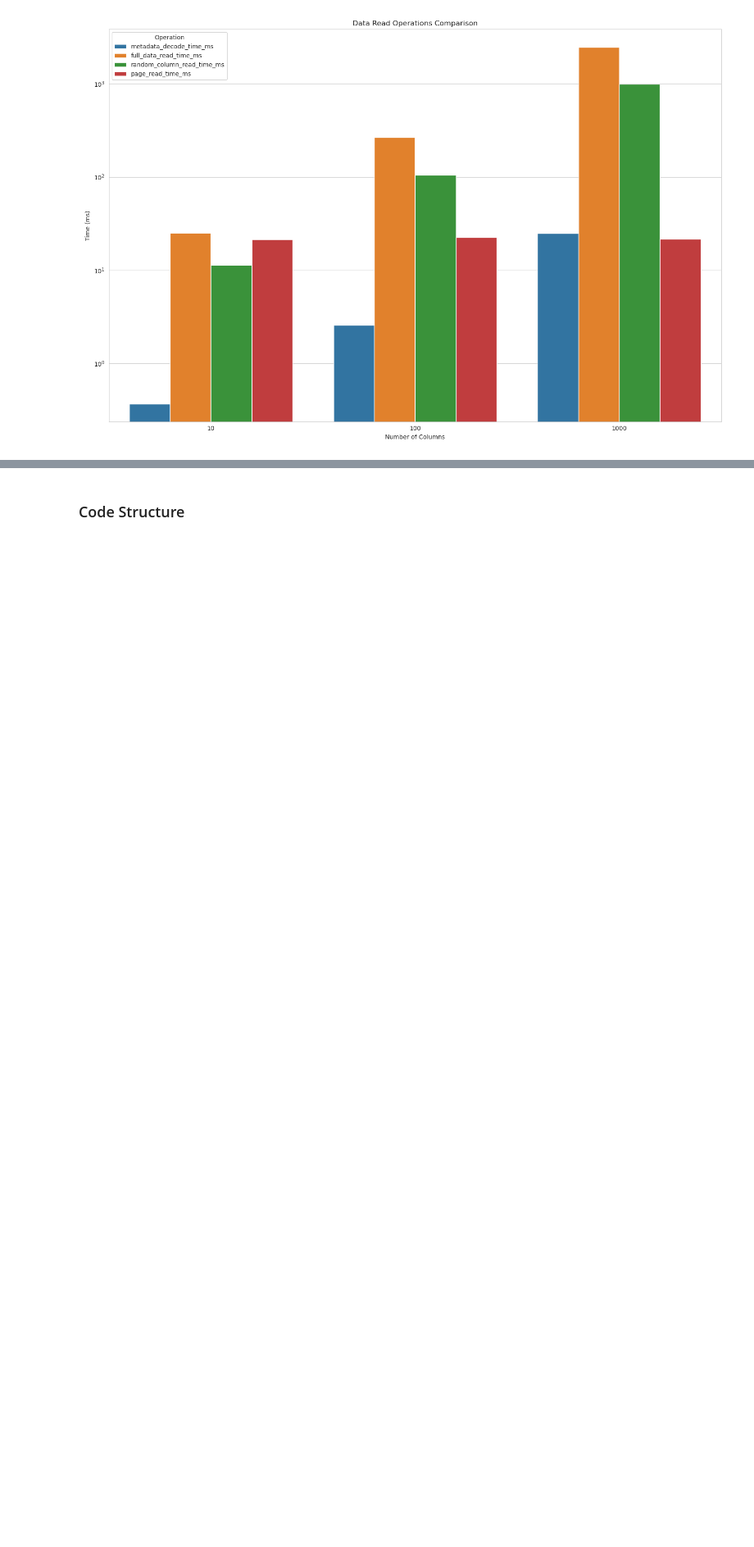
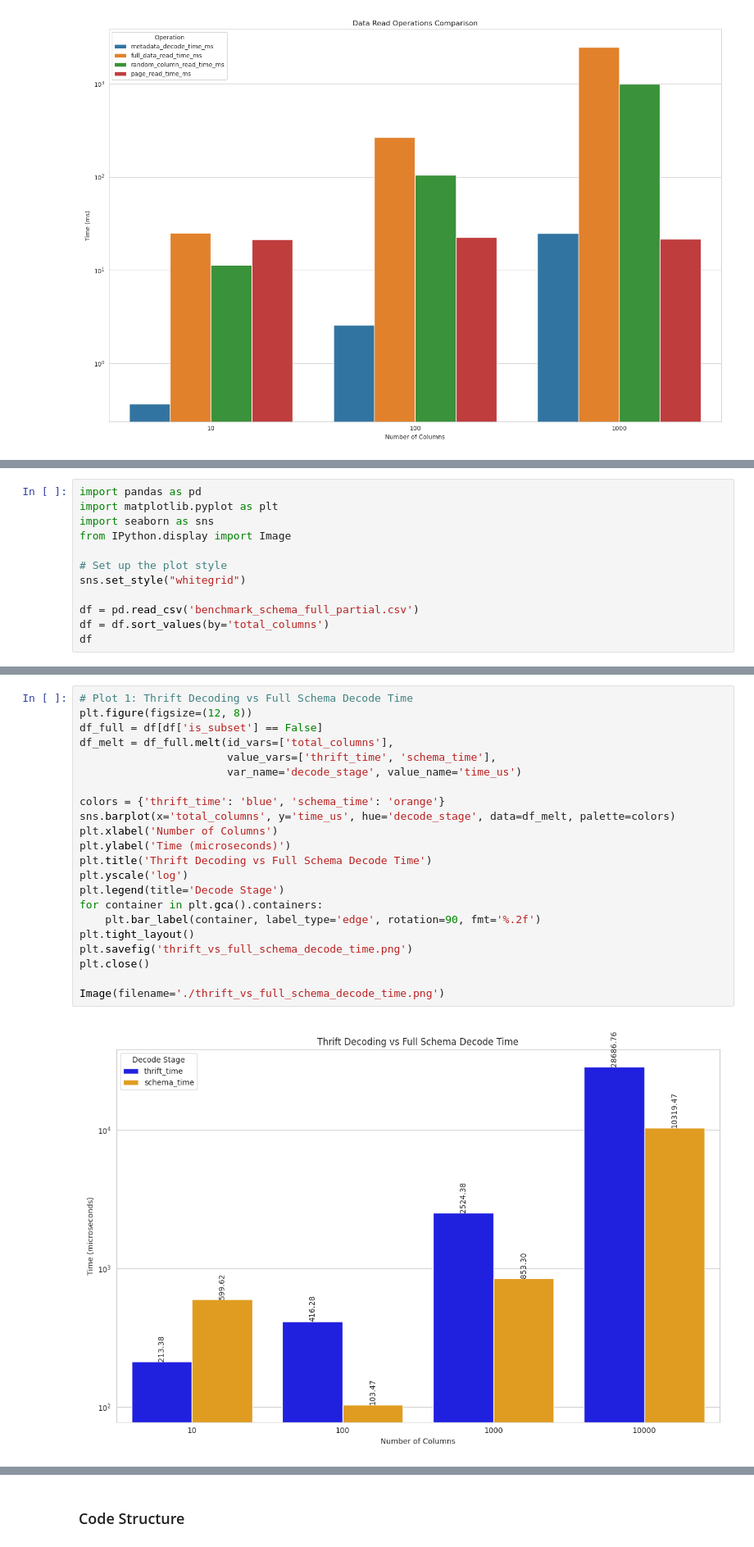
Before and after one commit to Neelaksh-Singh/gresearch_parquet_benchmarking, a Jupyter notebook: Parquet-CPP-Benchmarking.ipynb, the cells around one changed output, grey strips where cells are left out. Shown at 82% size. Cells and saved outputs as stored; diff of their text form; blank space fills up the shorter version.

Commit message:
Thrift VS Schema Build(Full & Partial)

```diff
--- a/Parquet-CPP-Benchmarking.ipynb
+++ b/Parquet-CPP-Benchmarking.ipynb
@@ -271,0 +251,12 @@ Overall, the results show that Parquet maintains good performance for selective
+# %%
+import pandas as pd
+import matplotlib.pyplot as plt
+import seaborn as sns
+from IPython.display import Image
+
+# Set up the plot style
+sns.set_style("whitegrid")
+
+df = pd.read_csv('benchmark_schema_full_partial.csv')
+df = df.sort_values(by='total_columns')
+df
@@ -271,0 +281,24 @@ Overall, the results show that Parquet maintains good performance for selective
+# %%
+# Plot 1: Thrift Decoding vs Full Schema Decode Time
+plt.figure(figsize=(12, 8))
+df_full = df[df['is_subset'] == False]
+df_melt = df_full.melt(id_vars=['total_columns'],
+                       value_vars=['thrift_time', 'schema_time'],
+                       var_name='decode_stage', value_name='time_us')
+
+colors = {'thrift_time': 'blue', 'schema_time': 'orange'}
+sns.barplot(x='total_columns', y='time_us', hue='decode_stage', data=df_melt, palette=colors)
+plt.xlabel('Number of Columns')
+plt.ylabel('Time (microseconds)')
+plt.title('Thrift Decoding vs Full Schema Decode Time')
+plt.yscale('log')
+plt.legend(title='Decode Stage')
+for container in plt.gca().containers:
+    plt.bar_label(container, label_type='edge', rotation=90, fmt='%.2f')
+plt.tight_layout()
+plt.savefig('thrift_vs_full_schema_decode_time.png')
+plt.close()
+
+Image(filename='./thrift_vs_full_schema_decode_time.png')
+# %% [output]
+[figure, added]
```
Also changed, not shown: parts of 11 cells of this notebook, 3 other files.
